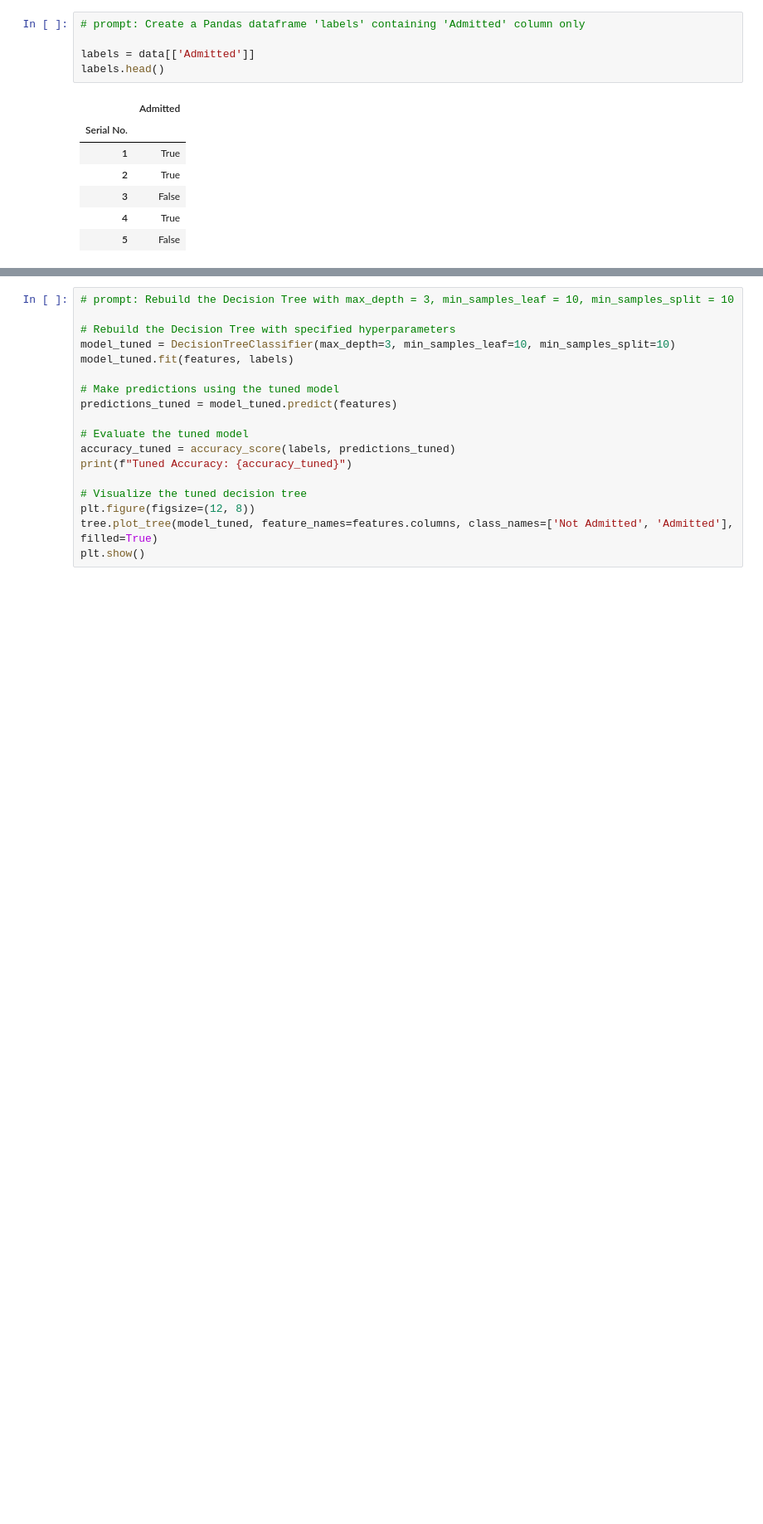
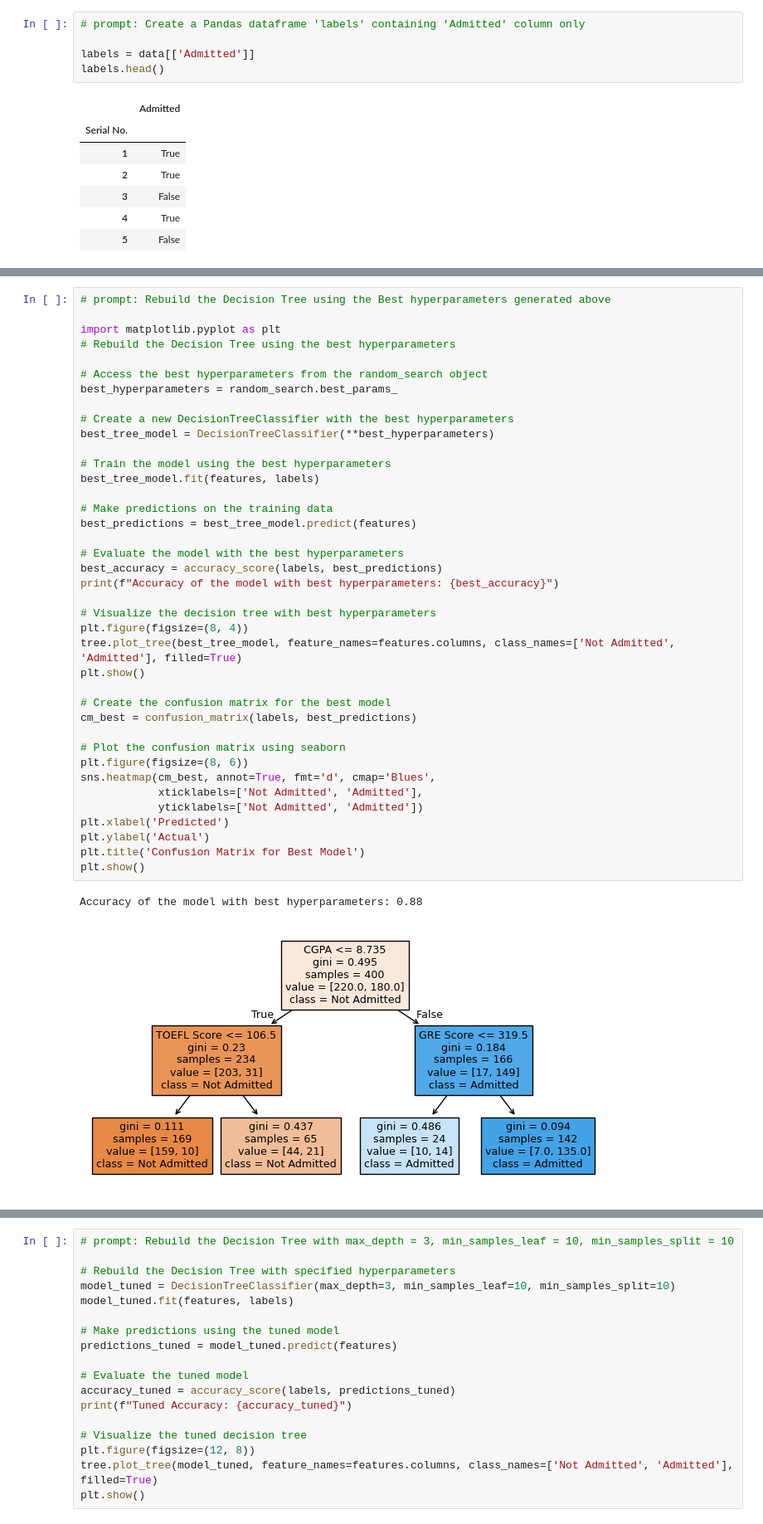
Before and after one commit to kmohan10/Decision_Tree, a Jupyter notebook: College_Admis_Decision_Tree.ipynb, the cells around one changed output, grey strips where cells are left out. Shown at 83% size. Saved outputs shown, nothing was run; the diff lists cells and outputs as text; blank space fills up the shorter version.

```diff
--- a/College_Admis_Decision_Tree.ipynb
+++ b/College_Admis_Decision_Tree.ipynb
@@ -149,0 +216,42 @@ min_samples_split = 10
+# %%
+# prompt: Rebuild the Decision Tree using the Best hyperparameters generated above
+
+import matplotlib.pyplot as plt
+# Rebuild the Decision Tree using the best hyperparameters
+
+# Access the best hyperparameters from the random_search object
+best_hyperparameters = random_search.best_params_
+
+# Create a new DecisionTreeClassifier with the best hyperparameters
+best_tree_model = DecisionTreeClassifier(**best_hyperparameters)
+
+# Train the model using the best hyperparameters
+best_tree_model.fit(features, labels)
+
+# Make predictions on the training data
+best_predictions = best_tree_model.predict(features)
+
+# Evaluate the model with the best hyperparameters
+best_accuracy = accuracy_score(labels, best_predictions)
+print(f"Accuracy of the model with best hyperparameters: {best_accuracy}")
+
+# Visualize the decision tree with best hyperparameters
+plt.figure(figsize=(8, 4))
+tree.plot_tree(best_tree_model, feature_names=features.columns, class_names=['Not Admitted', 'Admitted'], filled=True)
+plt.show()
+
+# Create the confusion matrix for the best model
+cm_best = confusion_matrix(labels, best_predictions)
+
+# Plot the confusion matrix using seaborn
+plt.figure(figsize=(8, 6))
+sns.heatmap(cm_best, annot=True, fmt='d', cmap='Blues',
+            xticklabels=['Not Admitted', 'Admitted'],
+            yticklabels=['Not Admitted', 'Admitted'])
+plt.xlabel('Predicted')
+plt.ylabel('Actual')
+plt.title('Confusion Matrix for Best Model')
+plt.show()
+# %% [output]
+Accuracy of the model with best hyperparameters: 0.88
+[figure, added]
```
Also changed, not shown: parts of 12 cells of this notebook.
